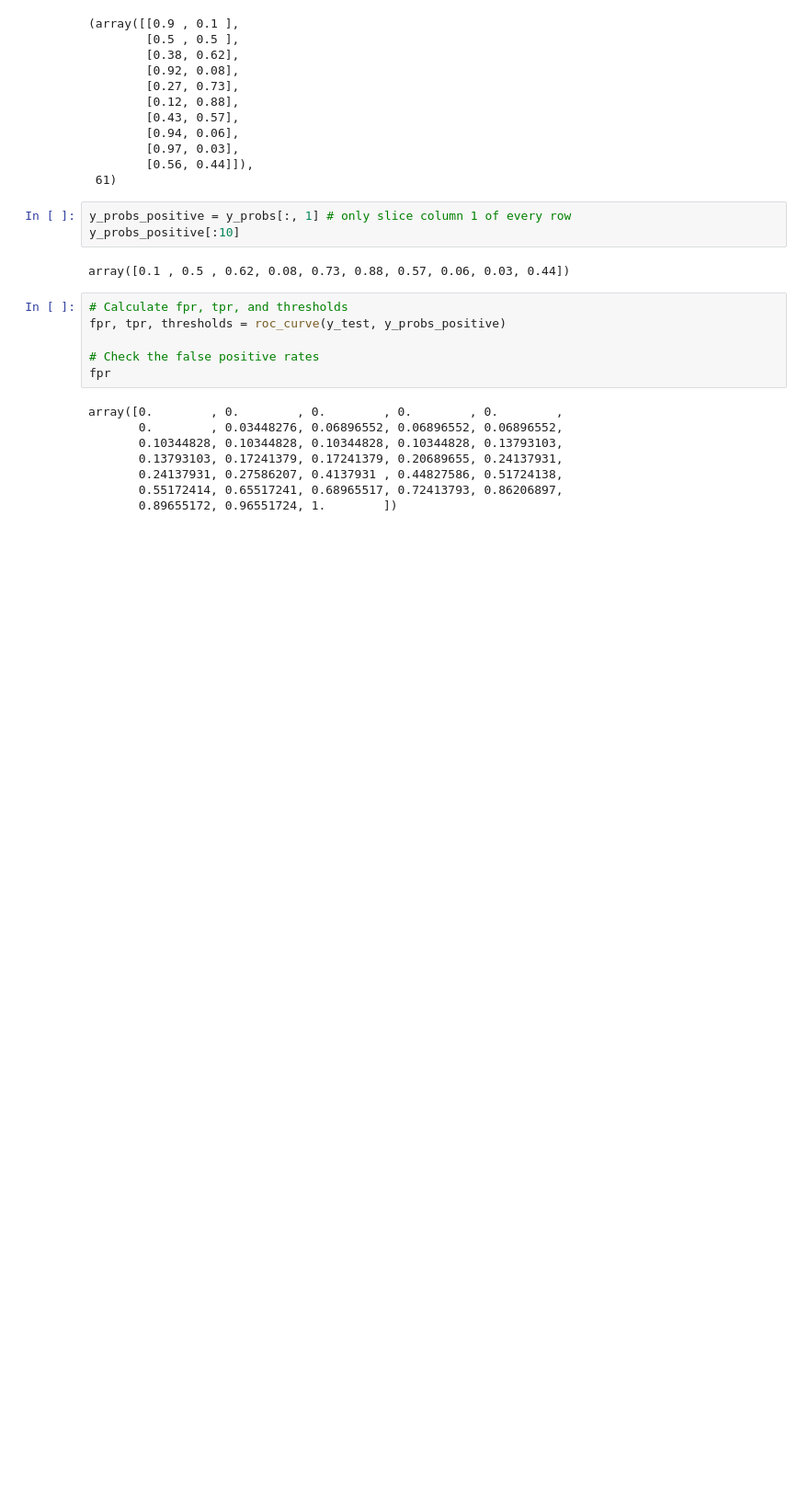
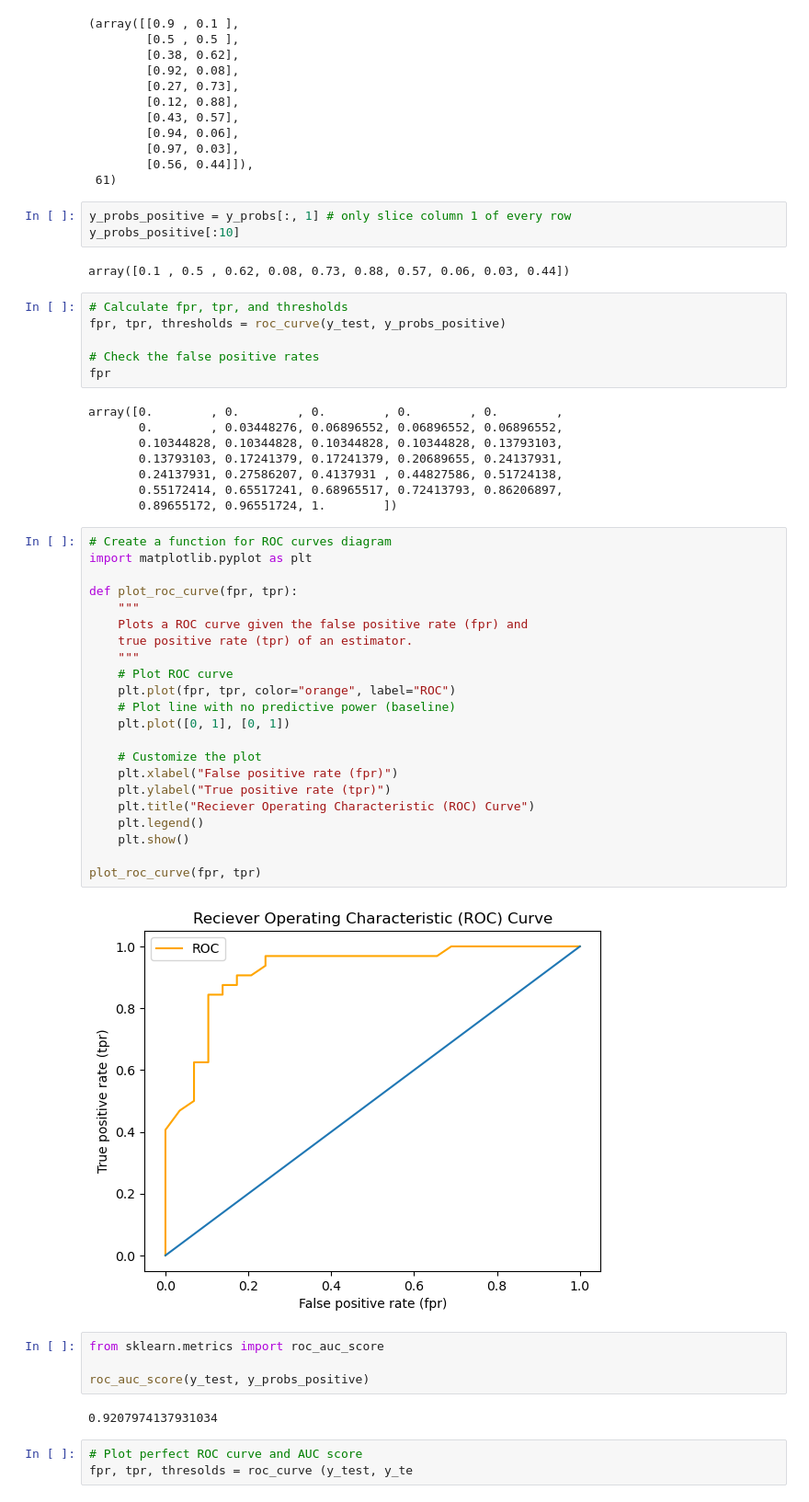
Before and after one commit to Combatd/complete_MLDataScience_bootcamp, a Jupyter notebook: scikit-learn-what-were-covering.ipynb, the cells around one changed output. Shown at 92% size. Saved outputs shown, nothing was run; the diff lists cells and outputs as text; blank space fills up the shorter version.

Commit message:
Evaluate ROC score of heart Disease Classifier

```diff
--- a/scikit-learn-what-were-covering.ipynb
+++ b/scikit-learn-what-were-covering.ipynb
@@ -1064,3 +1064,36 @@ array([0.        , 0.        , 0.        , 0.        , 0.        ,
        0.24137931, 0.27586207, 0.4137931 , 0.44827586, 0.51724138,
        0.55172414, 0.65517241, 0.68965517, 0.72413793, 0.86206897,
        0.89655172, 0.96551724, 1.        ])
+# %%
+# Create a function for ROC curves diagram
+import matplotlib.pyplot as plt
+
+def plot_roc_curve(fpr, tpr):
+    """
+    Plots a ROC curve given the false positive rate (fpr) and
+    true positive rate (tpr) of an estimator.
+    """
+    # Plot ROC curve
+    plt.plot(fpr, tpr, color="orange", label="ROC")
+    # Plot line with no predictive power (baseline)
+    plt.plot([0, 1], [0, 1])
+
+    # Customize the plot
+    plt.xlabel("False positive rate (fpr)")
+    plt.ylabel("True positive rate (tpr)")
+    plt.title("Reciever Operating Characteristic (ROC) Curve")
+    plt.legend()
+    plt.show()
+
+plot_roc_curve(fpr, tpr)
+# %% [output]
+[figure, added]
+# %%
+from sklearn.metrics import roc_auc_score
+
+roc_auc_score(y_test, y_probs_positive)
+# %% [output]
+0.9207974137931034
+# %%
+# Plot perfect ROC curve and AUC score
+fpr, tpr, thresolds = roc_curve (y_test, y_te
```
